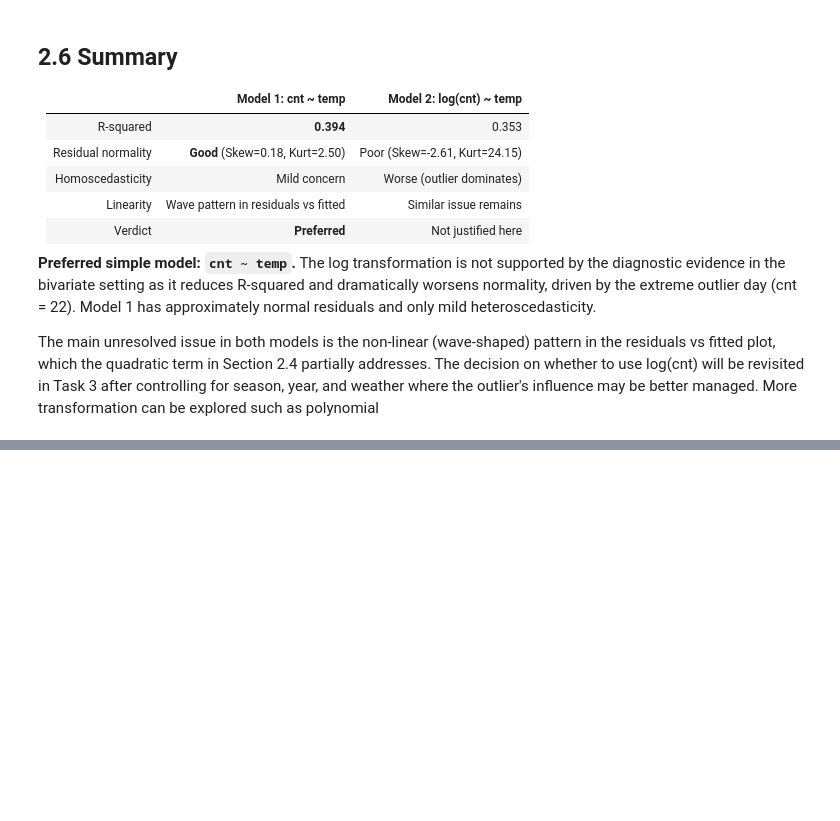
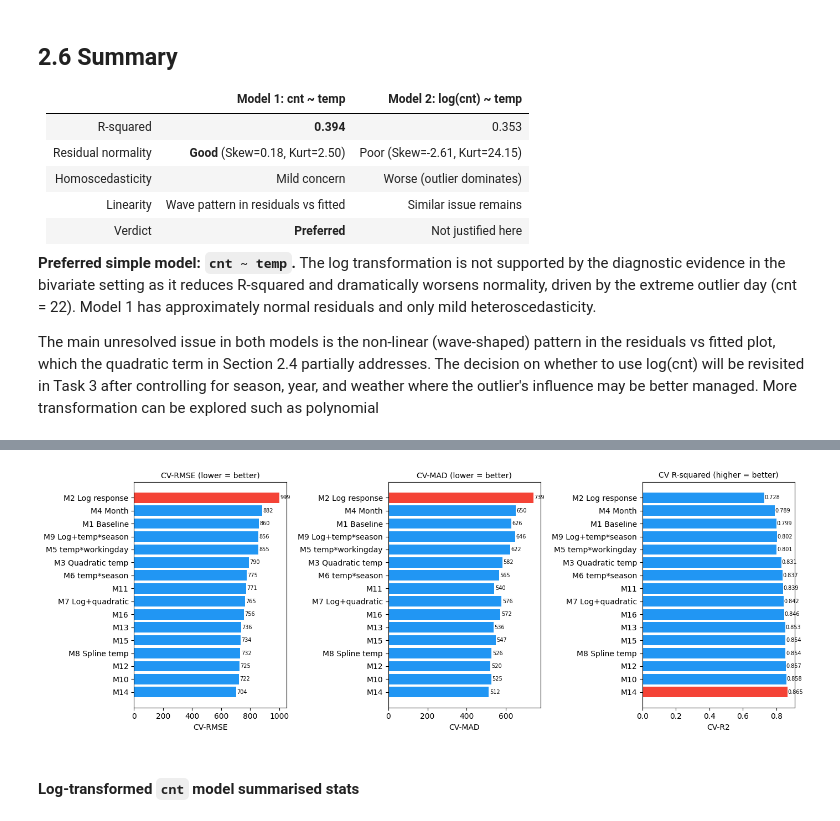
Before and after one commit to thegiapham/qbus2810, a Jupyter notebook: qbus2810_assignment.ipynb, the cells around one changed output, grey strips where cells are left out. Saved outputs shown, nothing was run; the diff lists cells and outputs as text; code cells hidden in the pictures; blank space fills up the shorter version.

```diff
--- a/qbus2810_assignment.ipynb
+++ b/qbus2810_assignment.ipynb
@@ -690,0 +1200,23 @@ year, and weather where the outlier's influence may be better managed. More tran
+# %%
+fig, axes = plt.subplots(1, 3, figsize=(14, 5))
+
+colors = ['#2196F3' if i > 0 else '#F44336' for i in range(len(cv_df))]
+
+for ax, col, title in [
+    (axes[0], 'CV-RMSE', 'CV-RMSE (lower = better)'),
+    (axes[1], 'CV-MAD',  'CV-MAD (lower = better)'),
+    (axes[2], 'CV-R2',   'CV R-squared (higher = better)')
+]:
+    vals = cv_df[col] if col != 'CV-R2' else cv_df[col]
+    bars = ax.barh(cv_df.index, cv_df[col], color=colors[::-1] if col != 'CV-R2' else colors)
+    ax.set_title(title, fontsize=10)
+    ax.set_xlabel(col)
+    for bar, v in zip(bars, cv_df[col]):
+        ax.text(v + (0.002 if col == 'CV-R2' else 5), bar.get_y() + bar.get_height()/2,
+                f'{v:.3f}' if col == 'CV-R2' else f'{v:.0f}', va='center', fontsize=7)
+
+plt.tight_layout()
+plt.savefig('task4/fig_task4_cv_comparison.pdf', dpi=150, bbox_inches='tight')
+plt.show()
+# %% [output]
+[figure, added]
@@ -690,0 +1236,2 @@ year, and weather where the outlier's influence may be better managed. More tran
+# %% [markdown]
+#### Log-transformed `cnt` model summarised stats
```
Also changed, not shown: parts of 63 cells of this notebook, 25 other files.
